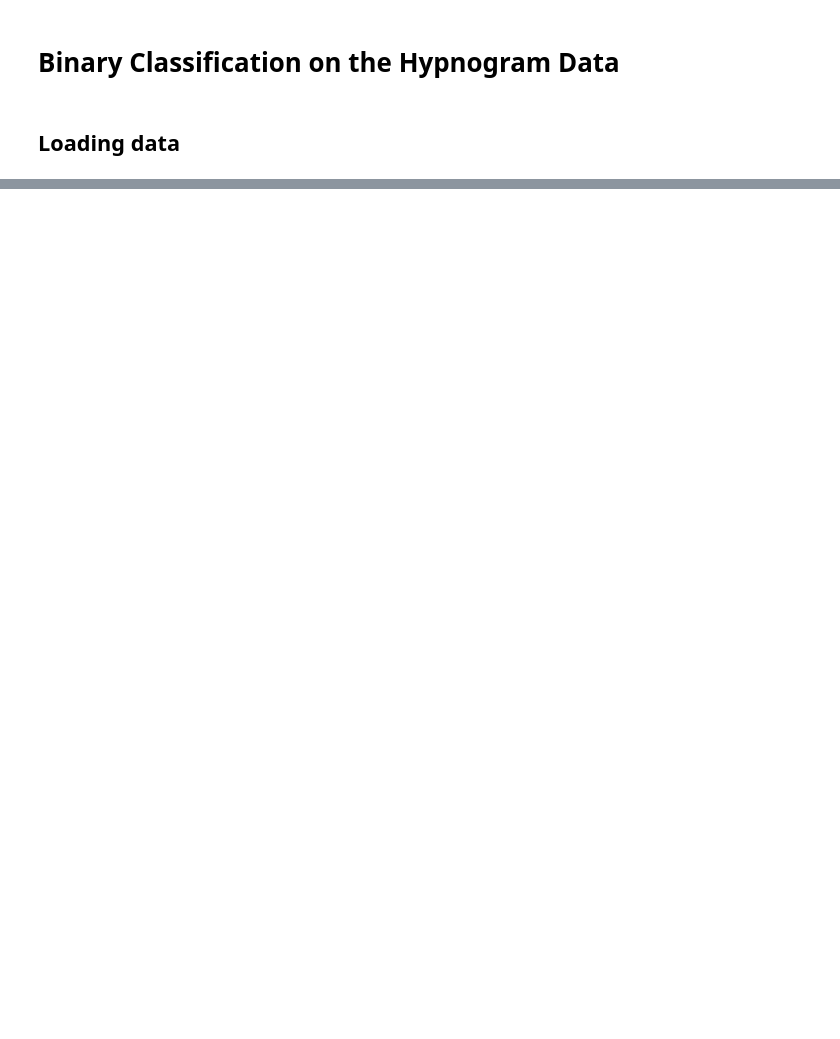
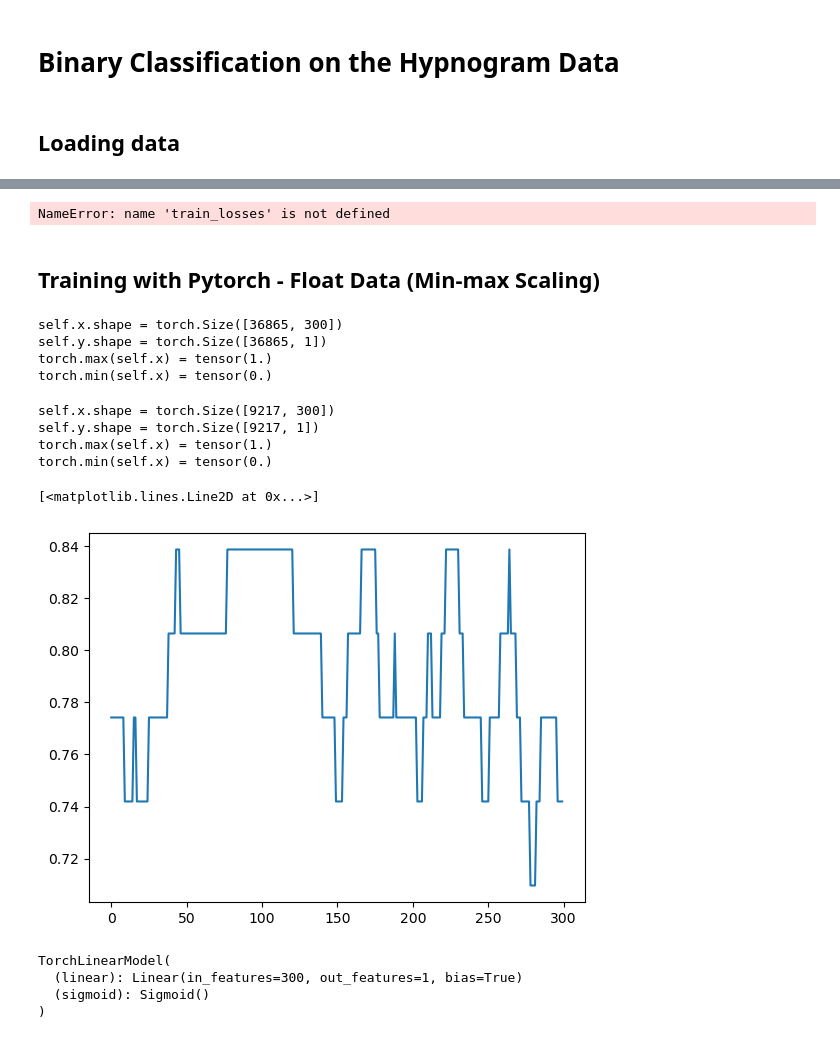
Before and after one commit to khoaguin/PocketHHE, a Jupyter notebook: notebooks/hypnogram.ipynb, the cells around one changed output, grey strips where cells are left out. Drawn from its saved outputs; the diff is of its cells as text; code cells hidden in the pictures; blank space fills up the shorter version.

```diff
--- a/notebooks/hypnogram.ipynb
+++ b/notebooks/hypnogram.ipynb
@@ -57,0 +197,4 @@ test_loader = DataLoader(test_dataset, batch_size=batch_size)
+# %%
+plt.plot(train_losses)
+# %% [output]
+NameError: name 'train_losses' is not defined
@@ -57,0 +213,29 @@ test_loader = DataLoader(test_dataset, batch_size=batch_size)
+# %% [markdown]
+## Training with Pytorch - Float Data (Min-max Scaling)
+# %%
+train_dataset_scaled = Hypnogram(input_path=input_path,
+                                 output_path=output_path,
+                                 train=True,
+                                 scale=True)
+train_dataset_scaled.print_info()
+# %% [output]
+self.x.shape = torch.Size([36865, 300])
+self.y.shape = torch.Size([36865, 1])
+torch.max(self.x) = tensor(1.)
+torch.min(self.x) = tensor(0.)
+# %%
+test_dataset_scaled = Hypnogram(input_path=input_path,
+                                output_path=output_path,
+                                train=False,
+                                scale=True)
+test_dataset_scaled.print_info()
+# %% [output]
+self.x.shape = torch.Size([9217, 300])
+self.y.shape = torch.Size([9217, 1])
+torch.max(self.x) = tensor(1.)
+torch.min(self.x) = tensor(0.)
+# %%
+plt.plot(train_dataset.x[0])
+# %% [output]
+[<matplotlib.lines.Line2D at 0x...>]
+[figure, added]
@@ -57,0 +245,10 @@ test_loader = DataLoader(test_dataset, batch_size=batch_size)
+# %%
+device = torch.device('cpu')
+lr_model_2 = TorchLinearModel(300, 1)
+lr_model_2.to(device)
+lr_model_2
+# %% [output]
+TorchLinearModel(
+  (linear): Linear(in_features=300, out_features=1, bias=True)
+  (sigmoid): Sigmoid()
+)
```
Also changed, not shown: parts of 28 cells of this notebook.
